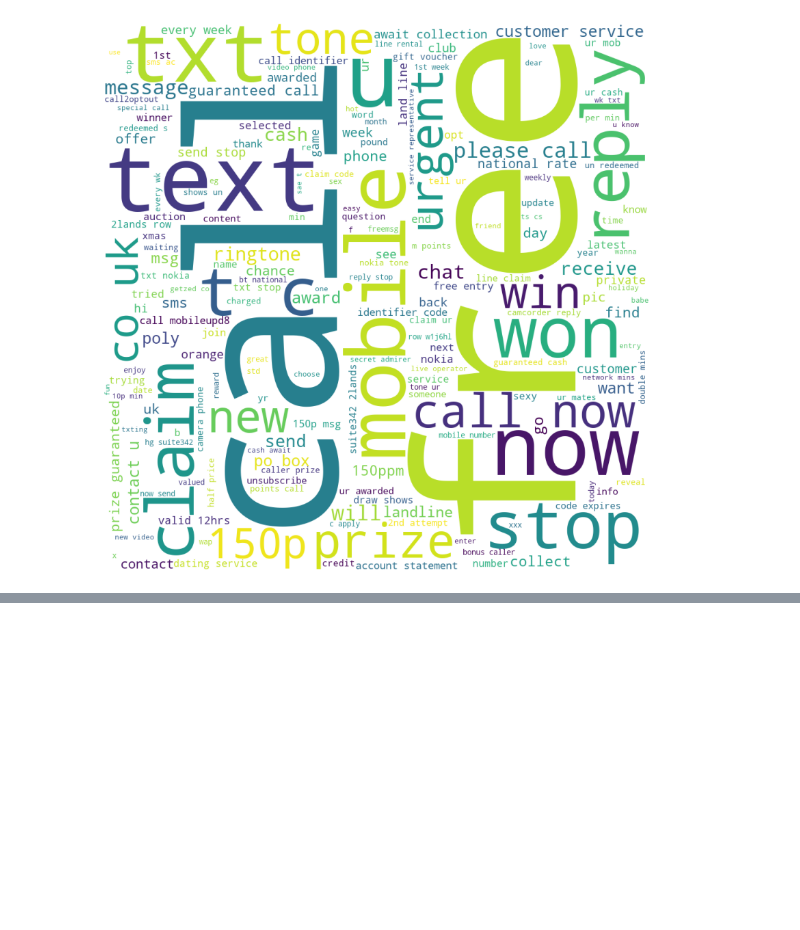
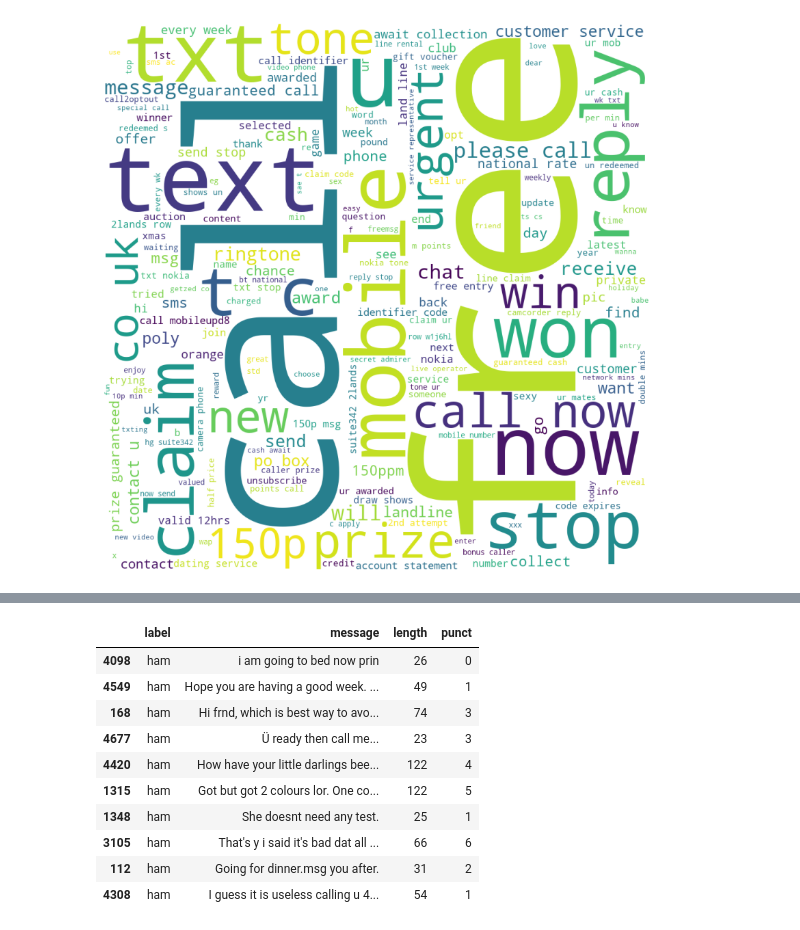
Before and after one commit to Gabriel-Dee/SPAM-Message-Detection, a Jupyter notebook: Spam Message Detection.ipynb, the cells around one changed output, grey strips where cells are left out. Cells and saved outputs as stored; diff of their text form; code cells hidden in the pictures; blank space fills up the shorter version.

```diff
--- a/Spam Message Detection.ipynb
+++ b/Spam Message Detection.ipynb
@@ -172,0 +194,15 @@ Total words 104304
+# %%
+# show normal messages
+data[data["label"] == "ham"].sample(10)
+# %% [output]
+|  | label | message | length | punct |
+| 4098 | ham | i am going to bed now prin | 26 | 0 |
+| 4549 | ham | Hope you are having a good week. ... | 49 | 1 |
+| 168 | ham | Hi frnd, which is best way to avo... | 74 | 3 |
+| 4677 | ham | Ü ready then call me... | 23 | 3 |
+| 4420 | ham | How have your little darlings bee... | 122 | 4 |
+| 1315 | ham | Got but got 2 colours lor. One co... | 122 | 5 |
+| 1348 | ham | She doesnt need any test. | 25 | 1 |
+| 3105 | ham | That's y i said it's bad dat all ... | 66 | 6 |
+| 112 | ham | Going for dinner.msg you after. | 31 | 2 |
+| 4308 | ham | I guess it is useless calling u 4... | 54 | 1 |
```
Also changed, not shown: parts of 9 cells of this notebook.
